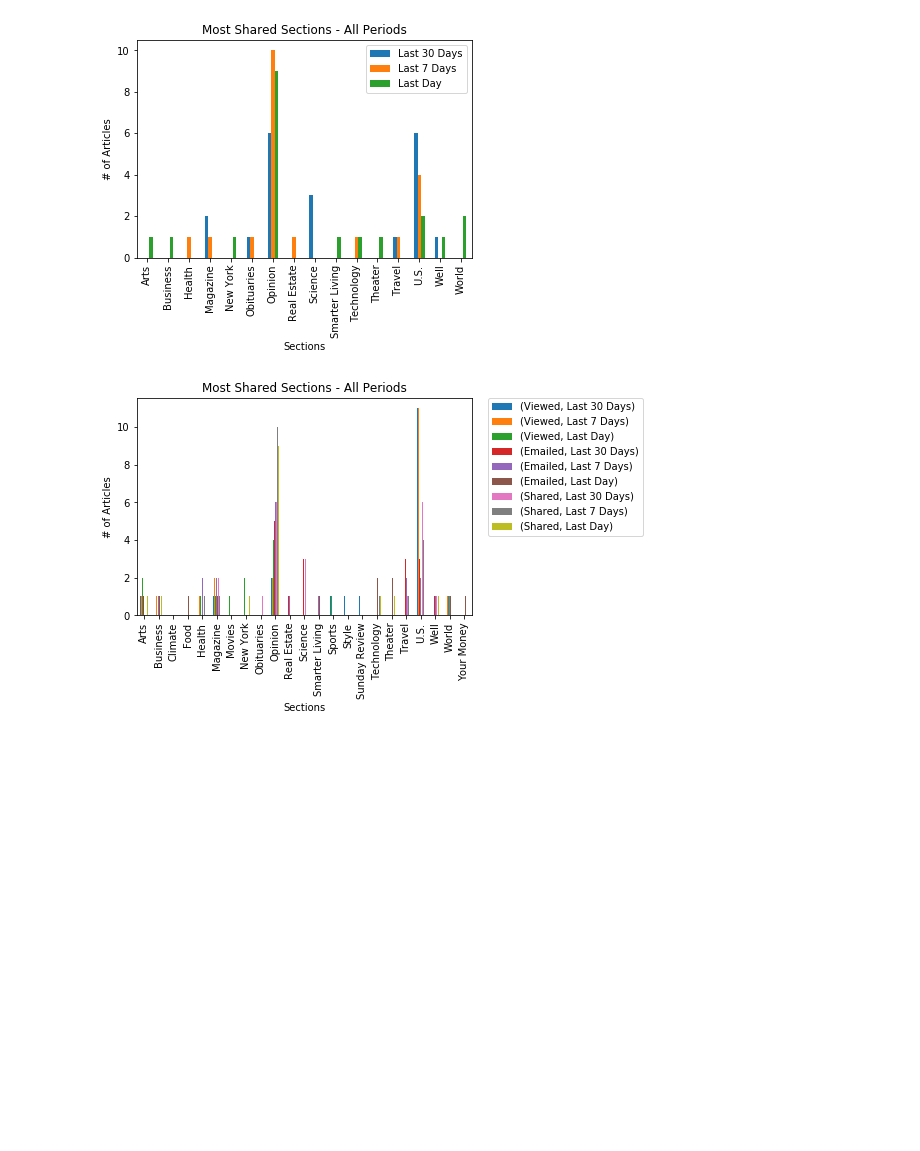
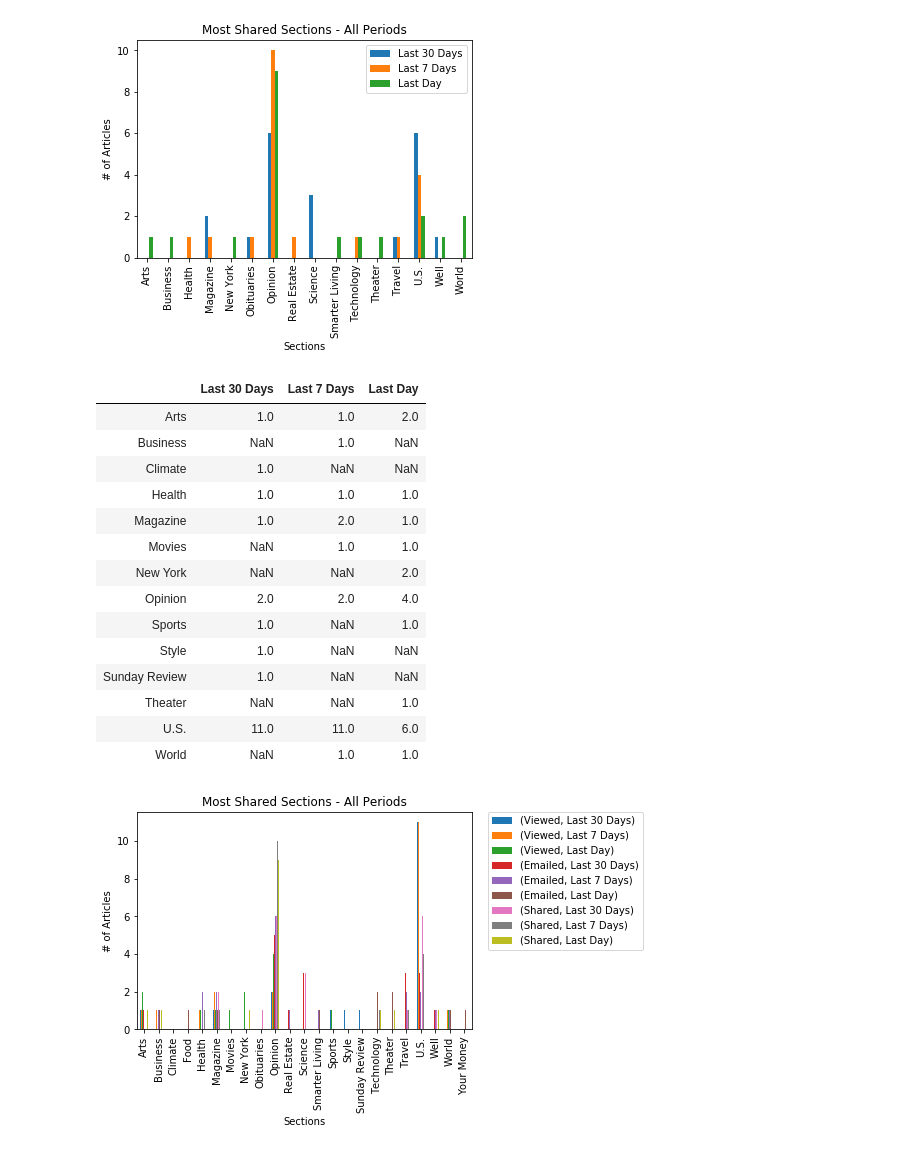
Before and after one commit to CTRLALTAFK/NYT_Analytics, a Jupyter notebook: Jacobs_NB.ipynb, the cells around one changed output. Drawn from its saved outputs; the diff is of its cells as text; code cells hidden in the pictures; blank space fills up the shorter version.

```diff
--- a/Jacobs_NB.ipynb
+++ b/Jacobs_NB.ipynb
@@ -415,6 +415,26 @@ plt.title("Most Shared Sections - All Periods")
 plt.savefig("images/Most_Shared_All_Periods.png")
 # %% [output]
 [figure]
+# %%
+view_merge
+#view_allcount = view_merge.groupby()
+#view_allcount
+# %% [output]
+|  | Last 30 Days | Last 7 Days | Last Day |
+| Arts | 1.0 | 1.0 | 2.0 |
+| Business | NaN | 1.0 | NaN |
+| Climate | 1.0 | NaN | NaN |
+| Health | 1.0 | 1.0 | 1.0 |
+| Magazine | 1.0 | 2.0 | 1.0 |
+| Movies | NaN | 1.0 | 1.0 |
+| New York | NaN | NaN | 2.0 |
+| Opinion | 2.0 | 2.0 | 4.0 |
+| Sports | 1.0 | NaN | 1.0 |
+| Style | 1.0 | NaN | NaN |
+| Sunday Review | 1.0 | NaN | NaN |
+| Theater | NaN | NaN | 1.0 |
+| U.S. | 11.0 | 11.0 | 6.0 |
+| World | NaN | 1.0 | 1.0 |
 # %%
 # Merge all views
 #all_merge = pd.concat([view_merge, email_merge, share_merge], axis=1,sort=True, join='outer')
```
Also changed, not shown: 1 other file.
